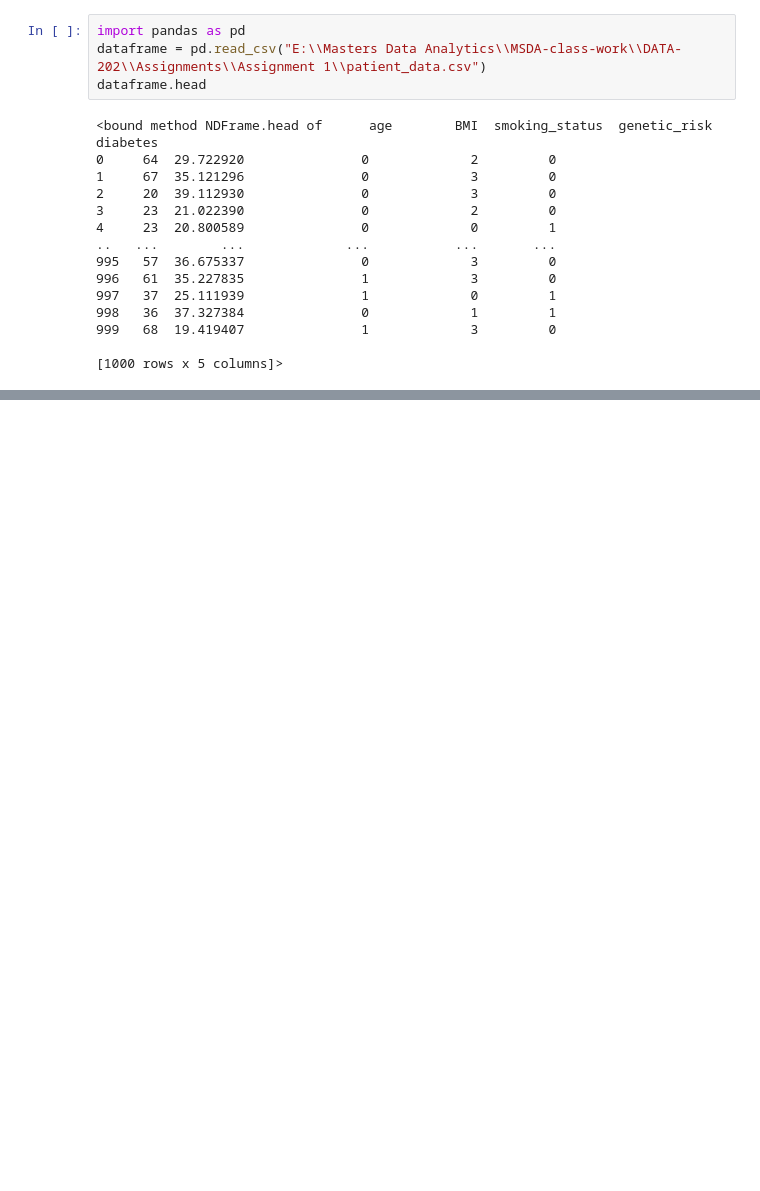
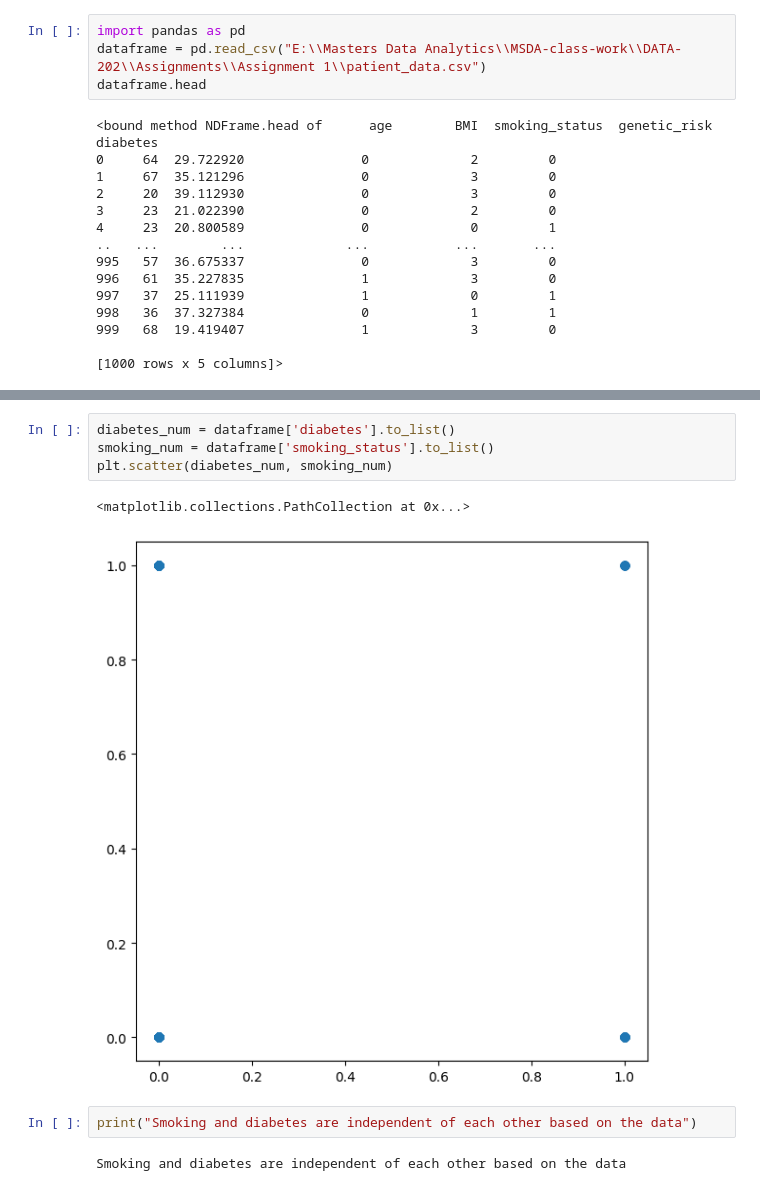
Before and after one commit to nmannan97/MSDA-class-work, a Jupyter notebook: DATA-202/Assignment1.ipynb, the cells around one changed output, grey strips where cells are left out. Saved outputs shown, nothing was run; the diff lists cells and outputs as text; blank space fills up the shorter version.

```diff
--- a/DATA-202/Assignment1.ipynb
+++ b/DATA-202/Assignment1.ipynb
@@ -110,0 +131,11 @@ dataframe.head
+# %%
+diabetes_num = dataframe['diabetes'].to_list()
+smoking_num = dataframe['smoking_status'].to_list()
+plt.scatter(diabetes_num, smoking_num)
+# %% [output]
+<matplotlib.collections.PathCollection at 0x...>
+[figure, added]
+# %%
+print("Smoking and diabetes are independent of each other based on the data")
+# %% [output]
+Smoking and diabetes are independent of each other based on the data
```
Also changed, not shown: parts of 10 cells of this notebook, 3 other files.
